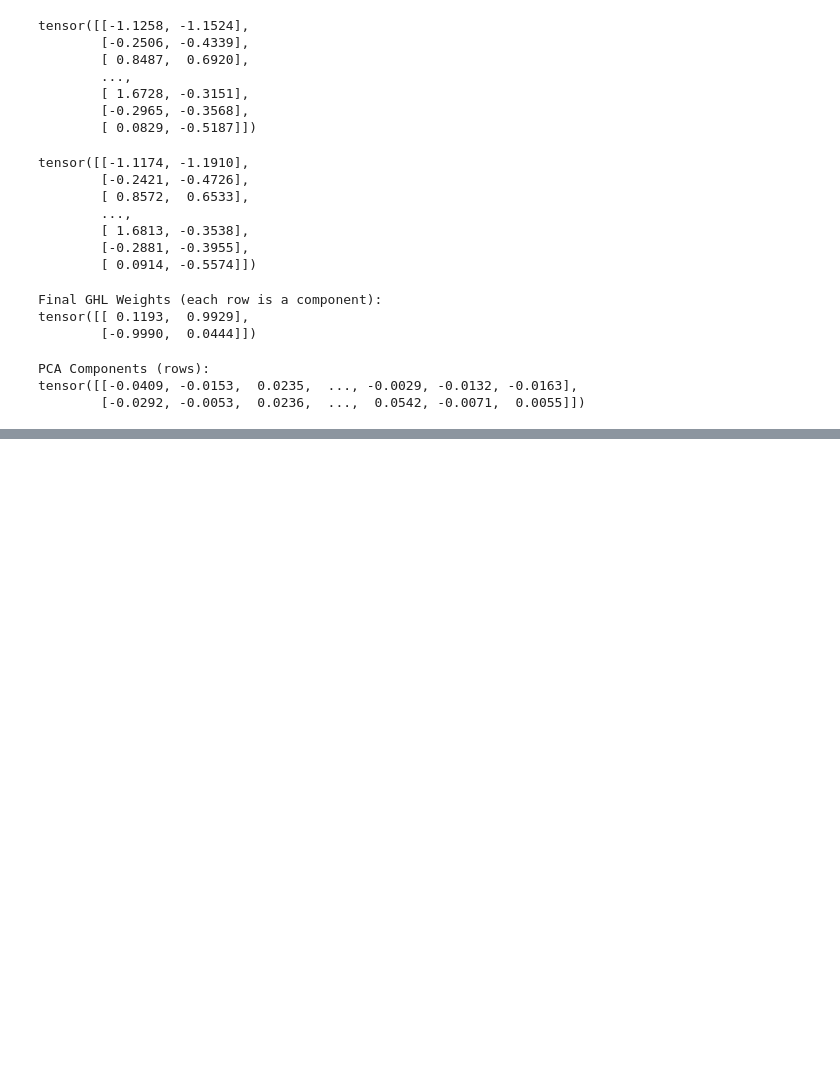
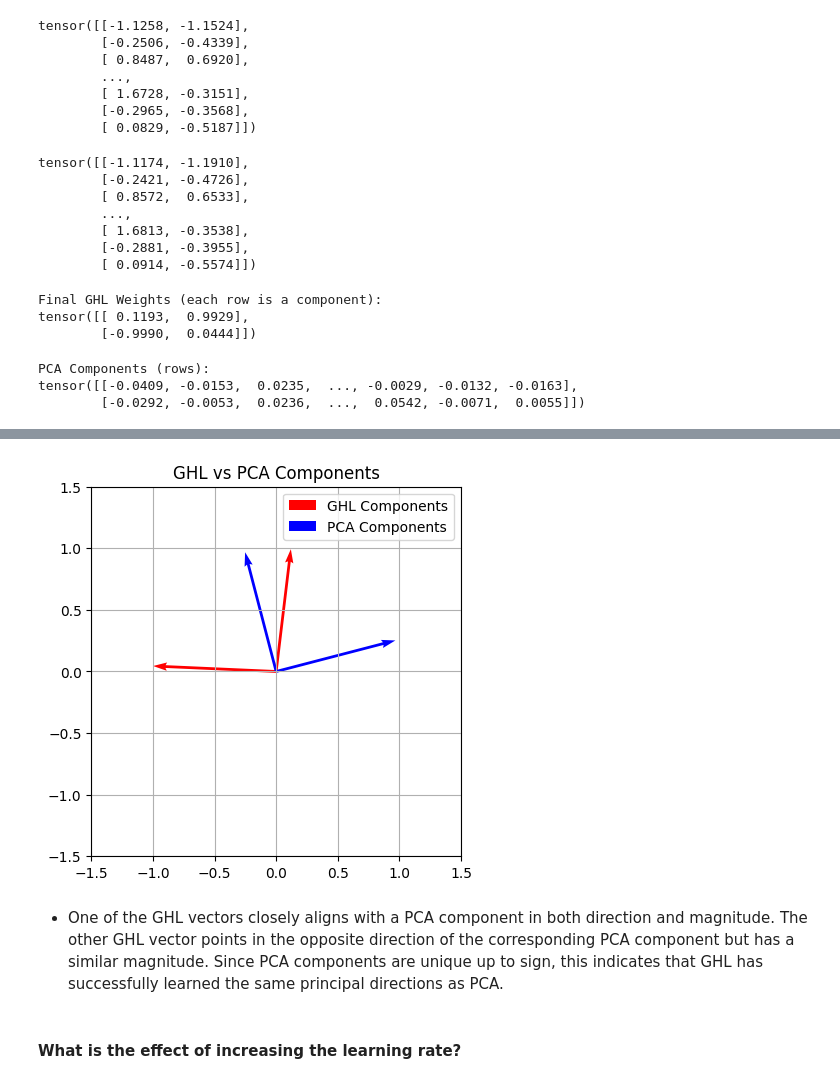
Before and after one commit to KATTA-00/CO542-Neural-Networks-Labs, a Jupyter notebook: lab03/E19129_lab03.ipynb, the cells around one changed output, grey strips where cells are left out. Saved outputs shown, nothing was run; the diff lists cells and outputs as text; code cells hidden in the pictures; blank space fills up the shorter version.

```diff
--- a/lab03/E19129_lab03.ipynb
+++ b/lab03/E19129_lab03.ipynb
@@ -80,0 +104,4 @@ tensor([[-0.0409, -0.0153,  0.0235,  ..., -0.0029, -0.0132, -0.0163],
+# %%
+# Step 2: Run PCA on the centered data
+pca = PCA(n_components=2)
+pca.fit(X_centered.numpy())
@@ -80,0 +110,5 @@ tensor([[-0.0409, -0.0153,  0.0235,  ..., -0.0029, -0.0132, -0.0163],
+# %%
+pca_components = pca.components_  # Each row is a principal component
+
+print("PCA Components:")
+print(torch.tensor(pca_components))
@@ -80,0 +119,13 @@ tensor([[-0.0409, -0.0153,  0.0235,  ..., -0.0029, -0.0132, -0.0163],
+# %%
+# Step 3: Final GHL weights from your output
+ghl_weights = torch.tensor([
+    [ 0.1193,  0.9929],
+    [-0.9990,  0.0444]
+])
+# %%
+# Step 4: Normalize both for fair comparison (optional but common)
+def normalize_rows(t):
+    return t / torch.norm(t, dim=1, keepdim=True)
+
+pca_components_normalized = normalize_rows(torch.tensor(pca_components))
+ghl_weights_normalized = normalize_rows(ghl_weights)
@@ -80,0 +146,23 @@ tensor([[-0.0409, -0.0153,  0.0235,  ..., -0.0029, -0.0132, -0.0163],
+# %%
+# Step 5 (optional): Visual comparison
+plt.quiver([0, 0], [0, 0],
+           ghl_weights_normalized[:, 0], ghl_weights_normalized[:, 1],
+           angles='xy', scale_units='xy', scale=1, color=['r', 'r'], label='GHL')
+
+plt.quiver([0, 0], [0, 0],
+           pca_components_normalized[:, 0], pca_components_normalized[:, 1],
+           angles='xy', scale_units='xy', scale=1, color=['b', 'b'], label='PCA')
+
+plt.legend(['GHL Components', 'PCA Components'])
+plt.xlim(-1.5, 1.5)
+plt.ylim(-1.5, 1.5)
+plt.gca().set_aspect('equal')
+plt.grid(True)
+plt.title("GHL vs PCA Components")
+plt.show()
+# %% [output]
+[figure, added]
+# %% [markdown]
+- One of the GHL vectors closely aligns with a PCA component in both direction and magnitude. The other GHL vector points in the opposite direction of the corresponding PCA component but has a similar magnitude. Since PCA components are unique up to sign, this indicates that GHL has successfully learned the same principal directions as PCA.
+# %% [markdown]
+#### What is the effect of increasing the learning rate?
```
Also changed, not shown: parts of 27 cells of this notebook.
